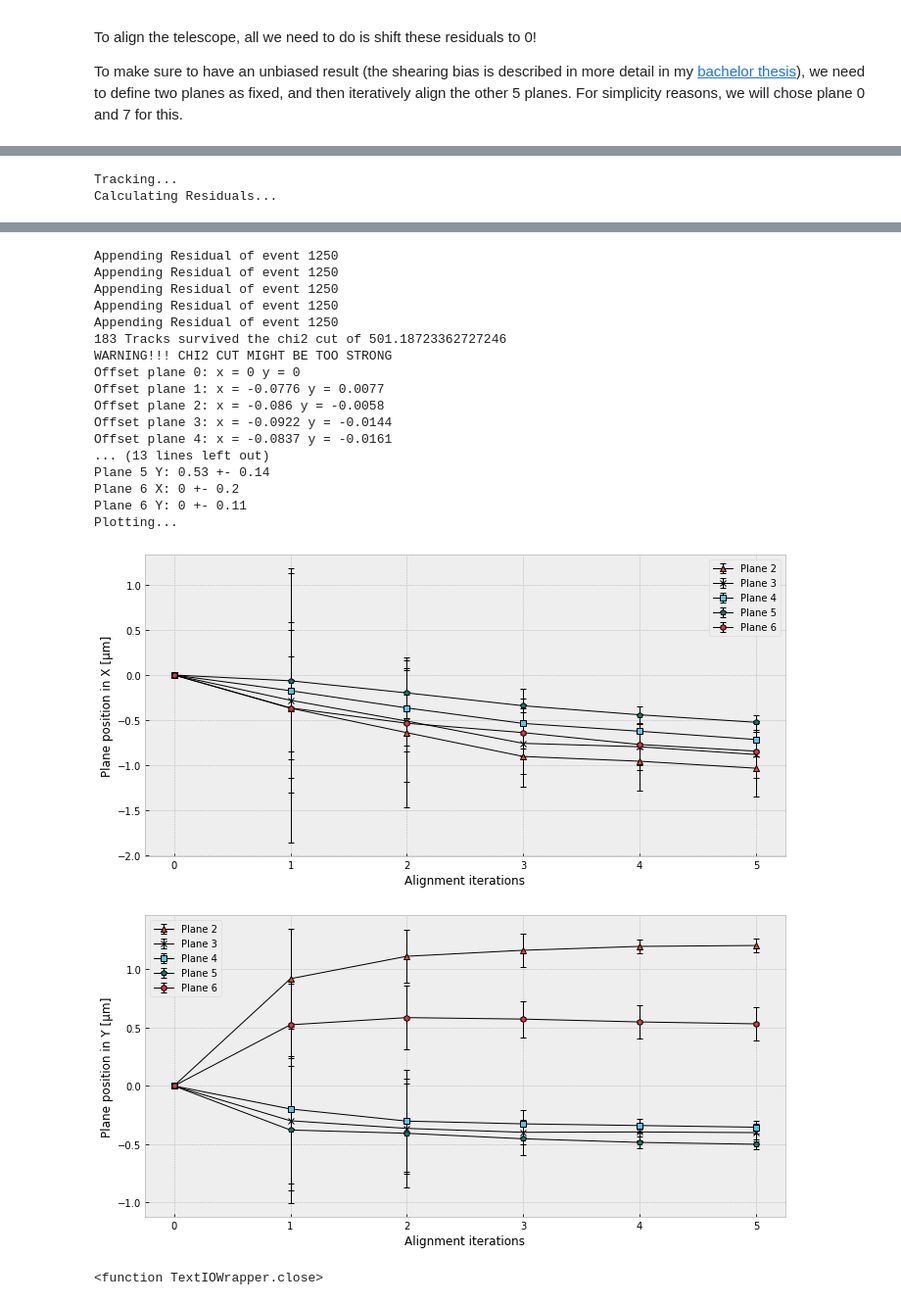
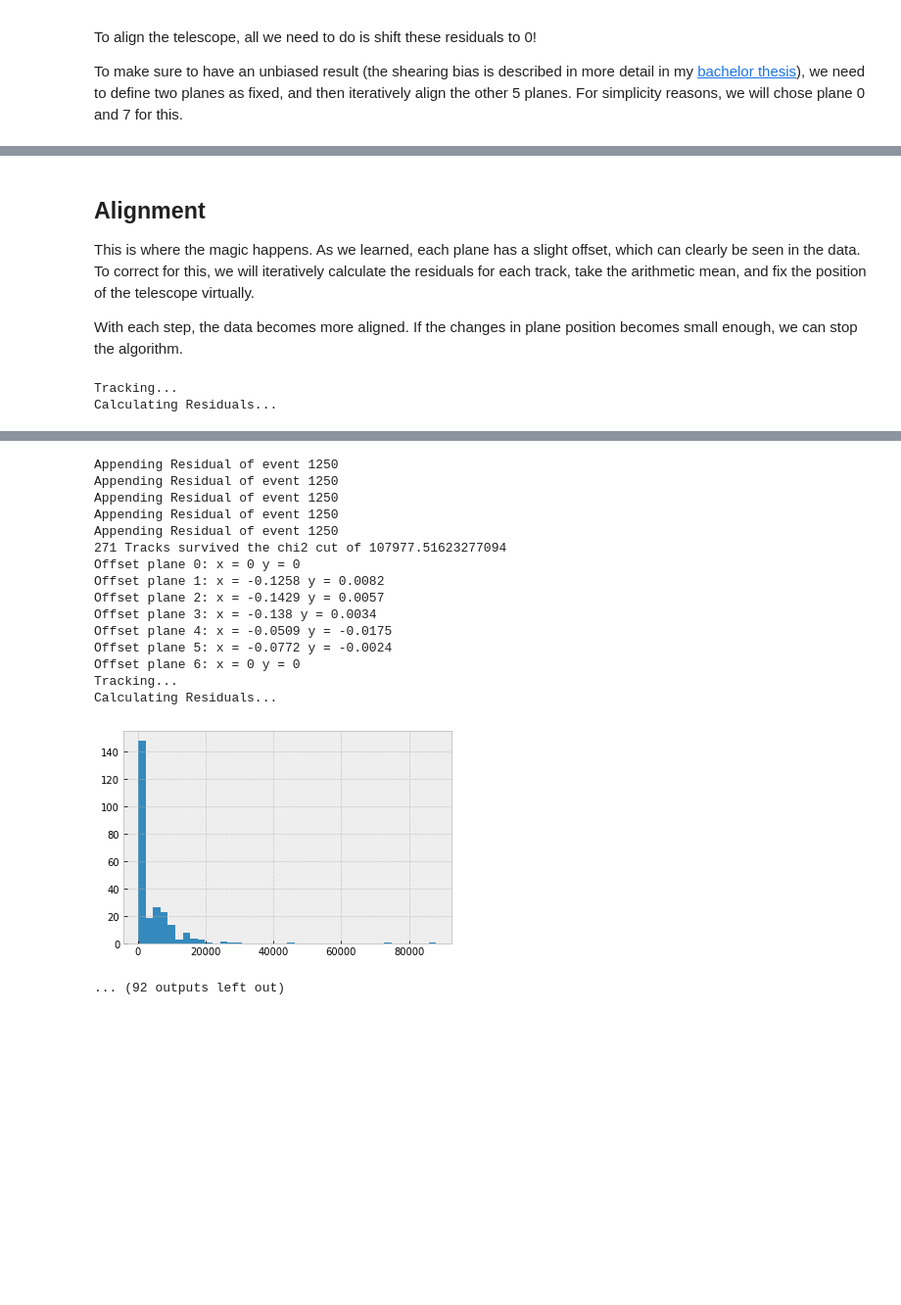
Before and after one commit to DavidSchledewitz/Awesome_Cosmics, a Jupyter notebook: 3_Manual_Analysis/Tutorial.ipynb, the cells around one changed output, grey strips where cells are left out. Shown at 98% size. Saved outputs shown, nothing was run; the diff lists cells and outputs as text; code cells hidden in the pictures; blank space fills up the shorter version.

Commit message:
Fixed a bug where the alignment wouldn't converge. Found a bug where all tracks are offset relative to the data

```diff
--- a/3_Manual_Analysis/Tutorial.ipynb
+++ b/3_Manual_Analysis/Tutorial.ipynb
@@ -534,10 +522,14 @@ hit_data[30]
+# %% [markdown]
+## Alignment
+
+This is where the magic happens. As we learned, each plane has a slight offset, which can clearly be seen in the data. To correct for this, we will iteratively calculate the residuals for each track, take the arithmetic mean, and fix the position of the telescope virtually.
+
+With each step, the data becomes more aligned. If the changes in plane position becomes small enough, we can stop the algorithm.
 # %%
-markers=['o','^','x','s','p','h','D']
-col=['#fbcf36','#ed4c1c','#9c7e70','#5ac2f1','#11776c','#e0363a','#6a1c10']
 planes_used = [0,6]   #Planes fixed for alignment
-alignments = 5        #Number of alignment steps (>50 recommended)
-fine_alignments = 1   #Number of fine alignment steps (>10 recommended)
-plot_each_step = True
+alignments = 5       #Number of alignment steps (~50 recommended)
+fine_alignments = 1  #Number of fine alignment steps (~10 recommended)
+plot_each_step = False
 # Gradually decrease chi2 and then perform fine alignment after good tracks are reached
 chi2_cut = np.logspace(5.3,2.7,alignments-fine_alignments)
 
@@ -685,7 +677,6 @@ for a in range(alignments):
         OffsetY.append(np.mean(Res[plane]['y']))
         dOffsetX.append(np.std(Res[plane]['x']))
         dOffsetY.append(np.std(Res[plane]['y']))
-        print('Appending Residual of event {}'.format(track))
 
     # Append changes to position array
     print('{} Tracks survived the chi2 cut of {}'.format(cnt_track,chi2_cut[cnt]))
@@ -718,6 +709,8 @@ for plane in range(7):
 
 # Plot section {{{
 print('Plotting...')
+markers=['o','^','x','s','p','h','D']
+col=['#fbcf36','#ed4c1c','#9c7e70','#5ac2f1','#11776c','#e0363a','#6a1c10']
 xaxis = np.arange(alignments+1)
 plt.figure(figsize=(10,5))
 plt.xlabel('Alignment iterations')
@@ -820,20 +811,17 @@ Calculating Residuals...
 Appending Residual of event 1250
 Appending Residual of event 1250
 Appending Residual of event 1250
 Appending Residual of event 1250
 Appending Residual of event 1250
-183 Tracks survived the chi2 cut of 501.18723362727246
-WARNING!!! CHI2 CUT MIGHT BE TOO STRONG
+271 Tracks survived the chi2 cut of 107977.51623277094
 Offset plane 0: x = 0 y = 0
-Offset plane 1: x = -0.0776 y = 0.0077
-Offset plane 2: x = -0.086 y = -0.0058
-Offset plane 3: x = -0.0922 y = -0.0144
-Offset plane 4: x = -0.0837 y = -0.0161
-... (13 lines left out)
-Plane 5 Y: 0.53 +- 0.14
-Plane 6 X: 0 +- 0.2
-Plane 6 Y: 0 +- 0.11
-Plotting...
+Offset plane 1: x = -0.1258 y = 0.0082
+Offset plane 2: x = -0.1429 y = 0.0057
+Offset plane 3: x = -0.138 y = 0.0034
+Offset plane 4: x = -0.0509 y = -0.0175
+Offset plane 5: x = -0.0772 y = -0.0024
+Offset plane 6: x = 0 y = 0
+Tracking...
+Calculating Residuals...
-[figure, old version]
+[figure, new version]
-[figure, removed]
-<function TextIOWrapper.close>
+... (92 outputs left out)
```
Also changed, not shown: parts of 11 cells of this notebook, 2 other files.
